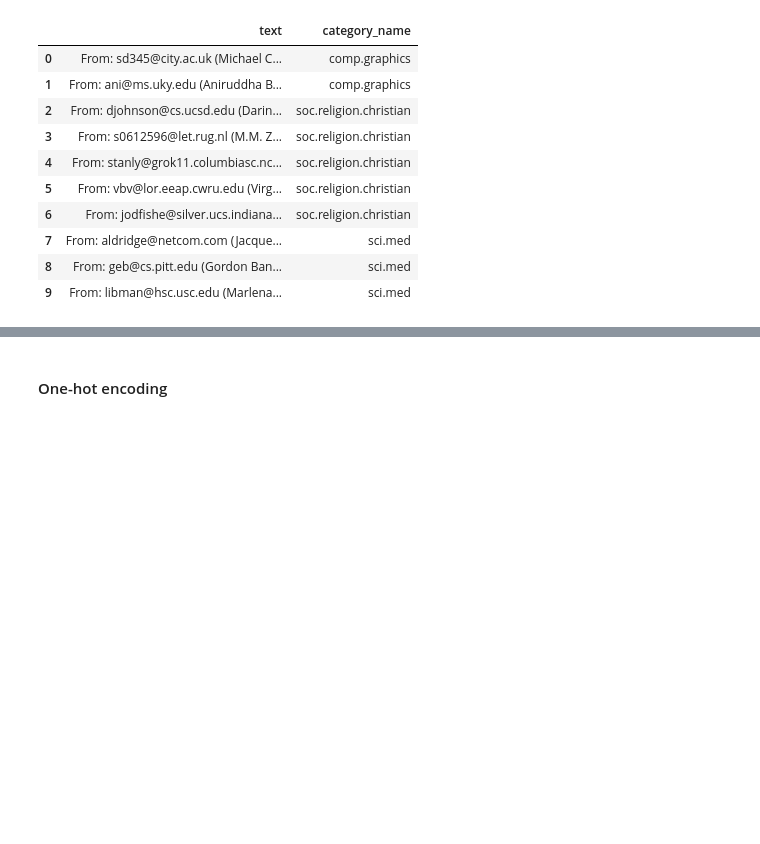
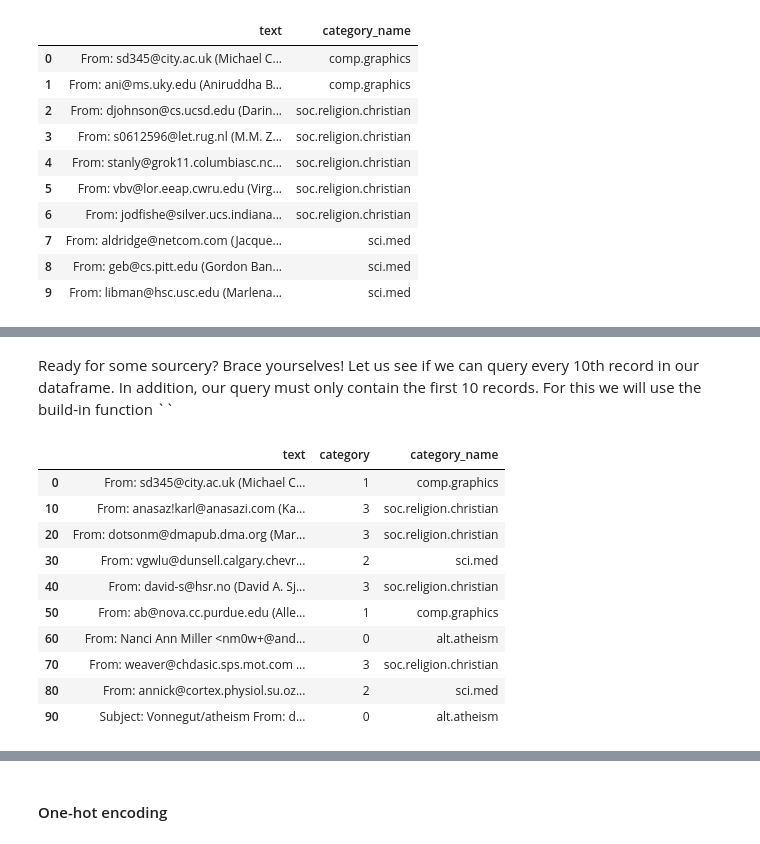
Before and after one commit to omarsar/data_mining_2017_fall_lab, a Jupyter notebook: news_embeddings.ipynb, the cells around one changed output, grey strips where cells are left out. Saved outputs shown, nothing was run; the diff lists cells and outputs as text; code cells hidden in the pictures; blank space fills up the shorter version.

```diff
--- a/news_embeddings.ipynb
+++ b/news_embeddings.ipynb
@@ -206,0 +235,16 @@ X[0:10][["text", "category_name"]]
+# %% [markdown]
+Ready for some sourcery? Brace yourselves! Let us see if we can query every 10th record in our dataframe. In addition, our query must only contain the first 10 records. For this we will use the build-in function ``
+# %%
+X.iloc[::10, :][0:10]
+# %% [output]
+|  | text | category | category_name |
+| 0 | From: sd345@city.ac.uk (Michael C... | 1 | comp.graphics |
+| 10 | From: anasaz!karl@anasazi.com (Ka... | 3 | soc.religion.christian |
+| 20 | From: dotsonm@dmapub.dma.org (Mar... | 3 | soc.religion.christian |
+| 30 | From: vgwlu@dunsell.calgary.chevr... | 2 | sci.med |
+| 40 | From: david-s@hsr.no (David A. Sj... | 3 | soc.religion.christian |
+| 50 | From: ab@nova.cc.purdue.edu (Alle... | 1 | comp.graphics |
+| 60 | From: Nanci Ann Miller <nm0w+@and... | 0 | alt.atheism |
+| 70 | From: weaver@chdasic.sps.mot.com ... | 3 | soc.religion.christian |
+| 80 | From: annick@cortex.physiol.su.oz... | 2 | sci.med |
+| 90 | Subject: Vonnegut/atheism From: d... | 0 | alt.atheism |
```
Also changed, not shown: parts of 58 cells of this notebook, 1 other file.
